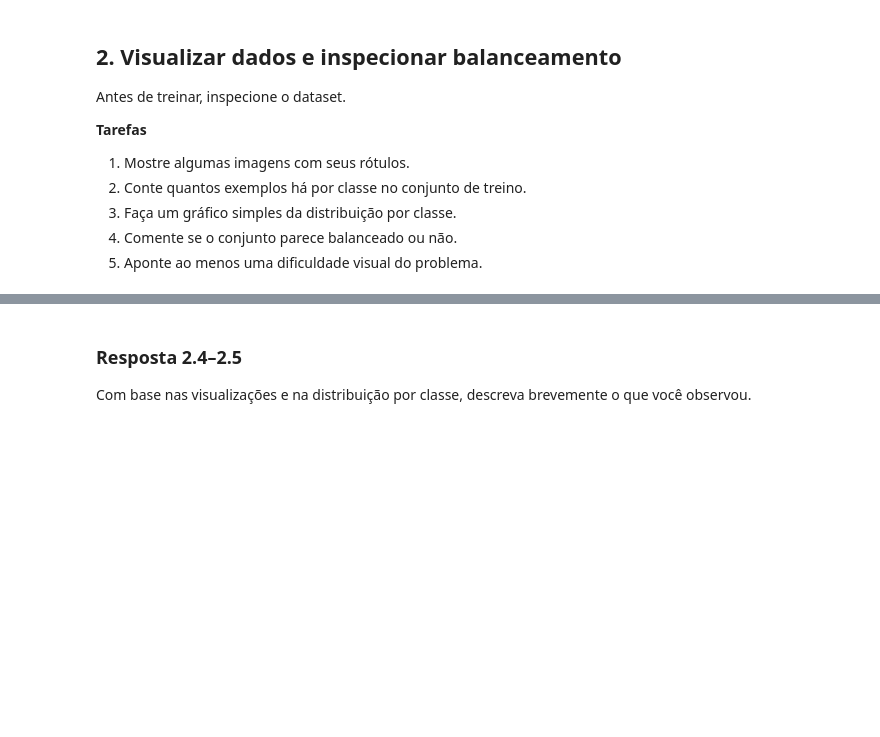
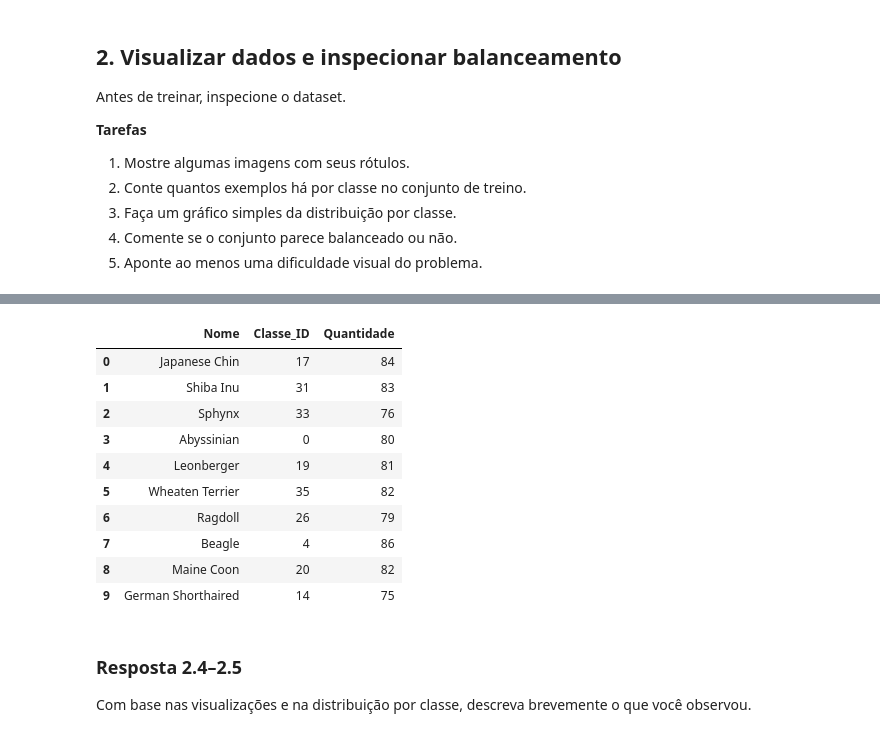
Before and after one commit to Heri-impatech/trabalho_I_ml2, a Jupyter notebook: trabalho_1/classificacao_com_cnn.ipynb, the cells around one changed output, grey strips where cells are left out. Cells and saved outputs as stored; diff of their text form; code cells hidden in the pictures; blank space fills up the shorter version.

```diff
--- a/trabalho_1/classificacao_com_cnn.ipynb
+++ b/trabalho_1/classificacao_com_cnn.ipynb
@@ -206,3 +263,28 @@ Antes de treinar, inspecione o dataset.
+# %%
+import pandas as pd
+
+dados_lista = []
+for raca_id, qtd in contagem.items():
+    dados_lista.append({
+        'Nome': nomes_classes[raca_id],
+        'Classe_ID': raca_id,
+        'Quantidade': qtd
+    })
+
+df_balanceamento = pd.DataFrame(dados_lista)
+df_balanceamento.head(10)
+# %% [output]
+|  | Nome | Classe_ID | Quantidade |
+| 0 | Japanese Chin | 17 | 84 |
+| 1 | Shiba Inu | 31 | 83 |
+| 2 | Sphynx | 33 | 76 |
+| 3 | Abyssinian | 0 | 80 |
+| 4 | Leonberger | 19 | 81 |
+| 5 | Wheaten Terrier | 35 | 82 |
+| 6 | Ragdoll | 26 | 79 |
+| 7 | Beagle | 4 | 86 |
+| 8 | Maine Coon | 20 | 82 |
+| 9 | German Shorthaired | 14 | 75 |
 # %% [markdown]
 ### Resposta 2.4–2.5
 
```
Also changed, not shown: parts of 7 cells of this notebook.
